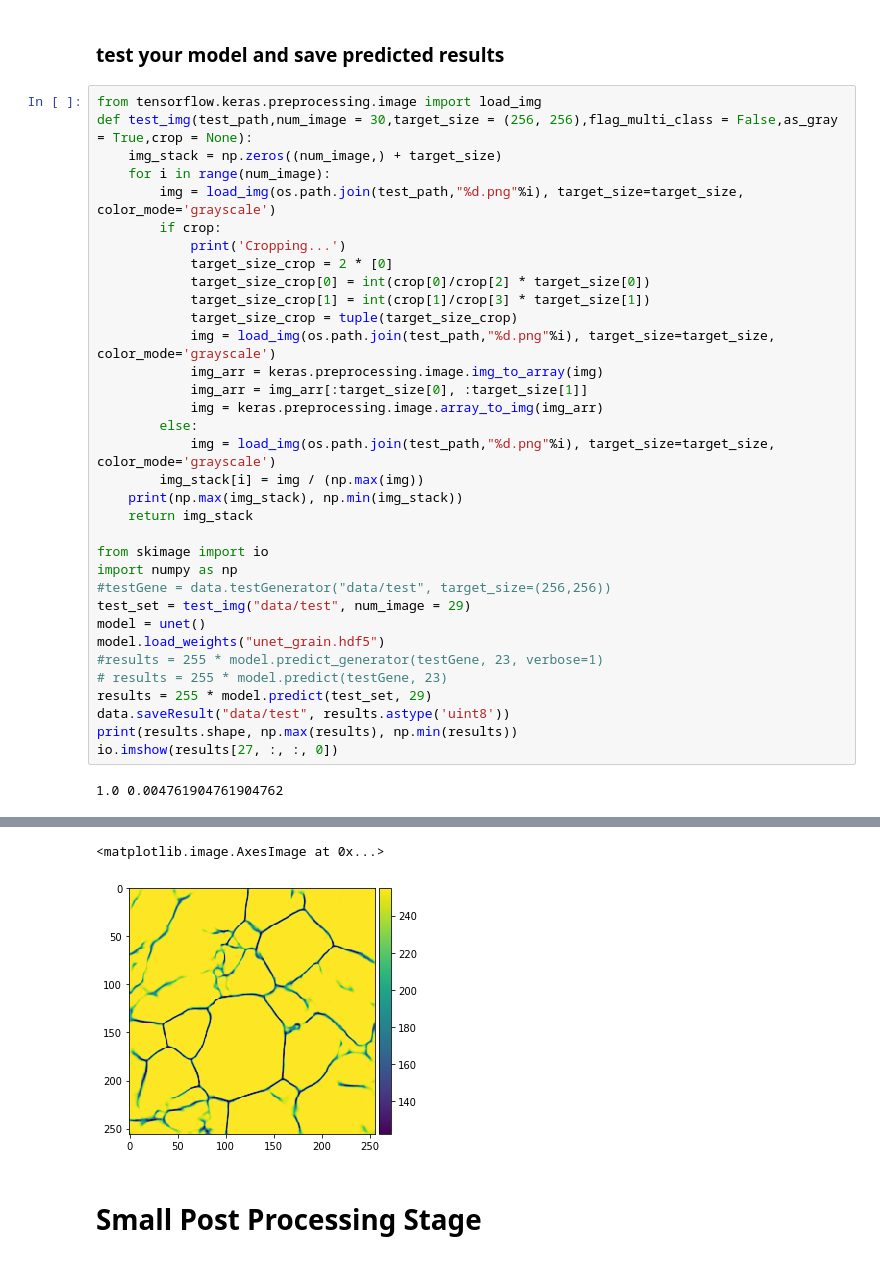
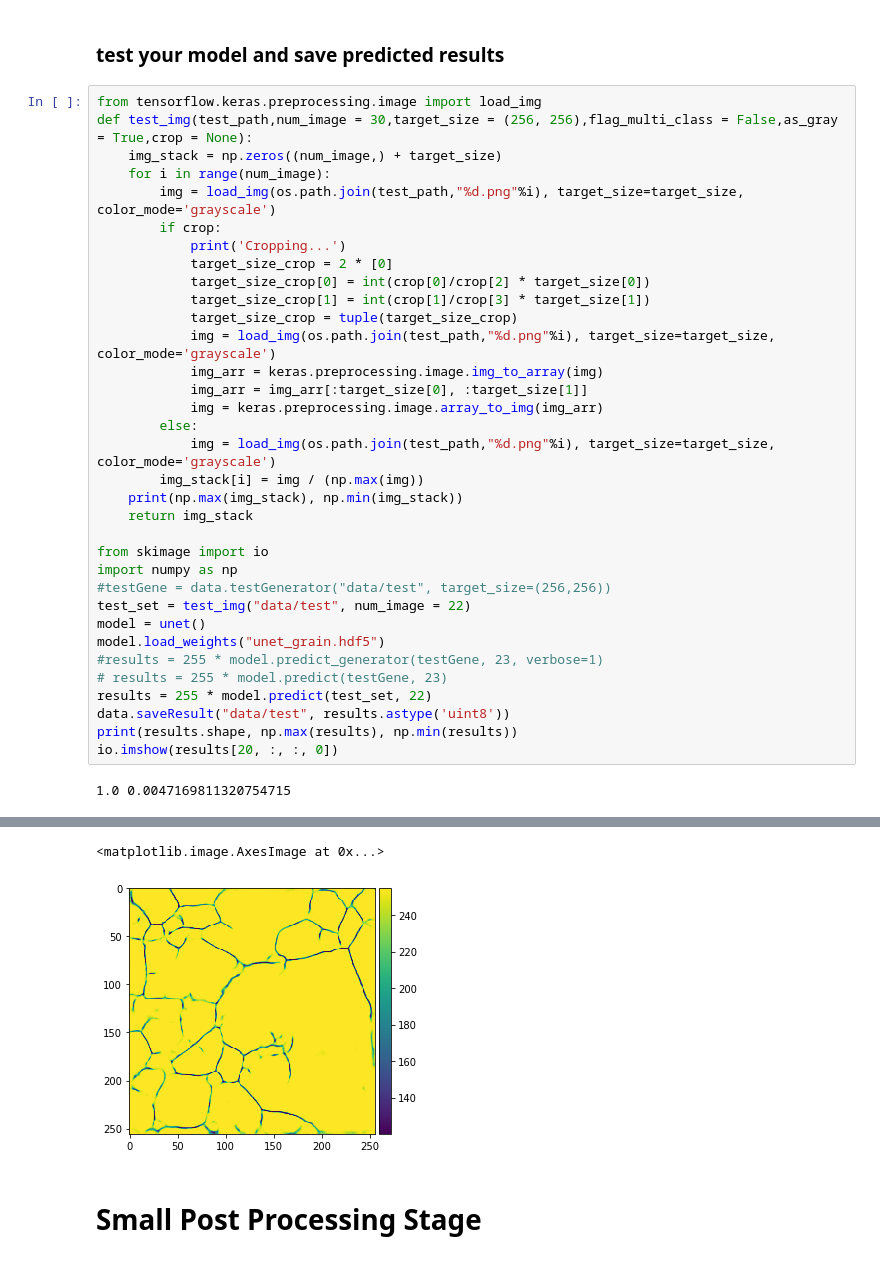
Before and after one commit to xkstein/Grain-U-Net, a Jupyter notebook: main.ipynb, the cells around one changed output, grey strips where cells are left out. Cells and saved outputs as stored; diff of their text form.

```diff
--- a/main.ipynb
+++ b/main.ipynb
@@ -93,14 +93,14 @@ def test_img(test_path,num_image = 30,target_size = (256, 256),flag_multi_class
 from skimage import io
 import numpy as np
 #testGene = data.testGenerator("data/test", target_size=(256,256))
-test_set = test_img("data/test", num_image = 29)
+test_set = test_img("data/test", num_image = 22)
 model = unet()
 model.load_weights("unet_grain.hdf5")
 #results = 255 * model.predict_generator(testGene, 23, verbose=1)
 # results = 255 * model.predict(testGene, 23)
-results = 255 * model.predict(test_set, 29)
+results = 255 * model.predict(test_set, 22)
 data.saveResult("data/test", results.astype('uint8'))
 print(results.shape, np.max(results), np.min(results))
-io.imshow(results[27, :, :, 0])
+io.imshow(results[20, :, :, 0])
 # %% [output]
-1.0 0.004761904761904762
+1.0 0.0047169811320754715
@@ -109,5 +108,5 @@ WARNING:tensorflow:5 out of the last 5 calls to <function Model.make_predict_fun
 <matplotlib.image.AxesImage at 0x...>
-[figure, old version]
+[figure, new version]
 # %% [markdown]
 # Small Post Processing Stage
 # %% [markdown]
```
Also changed, not shown: parts of 9 cells of this notebook, 1 other file.
